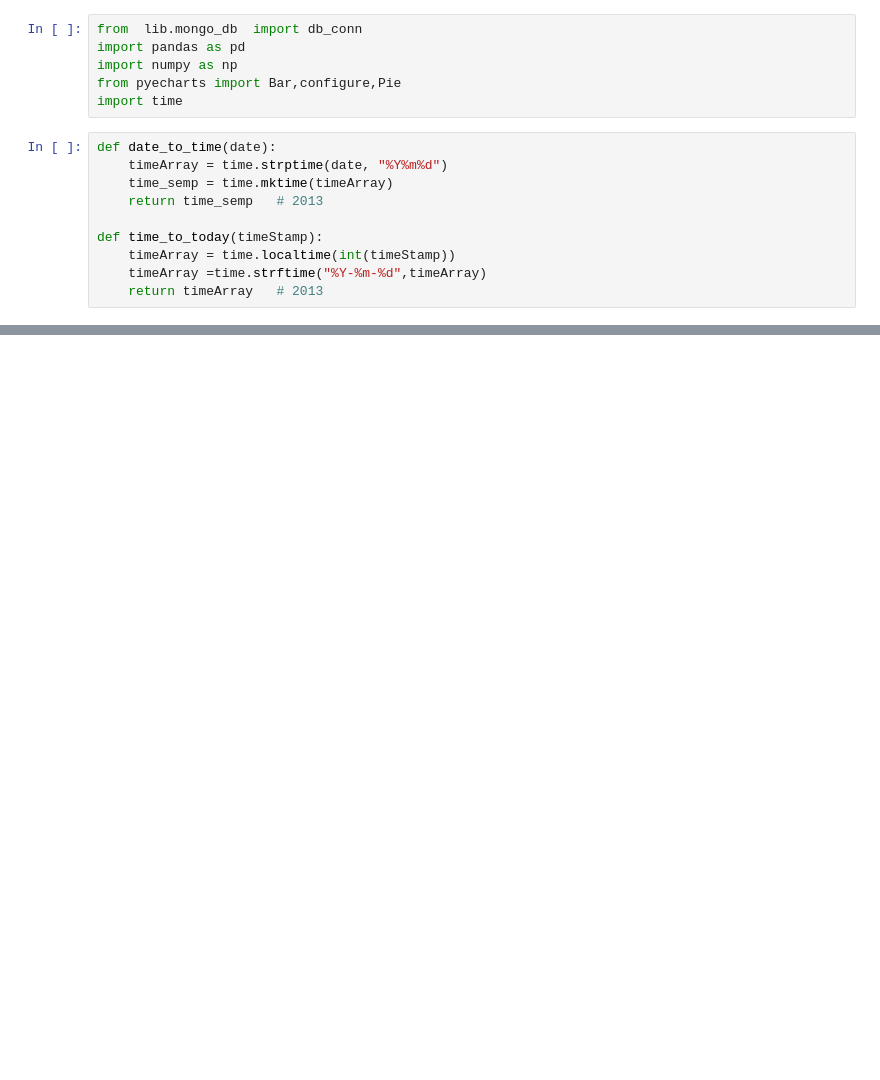
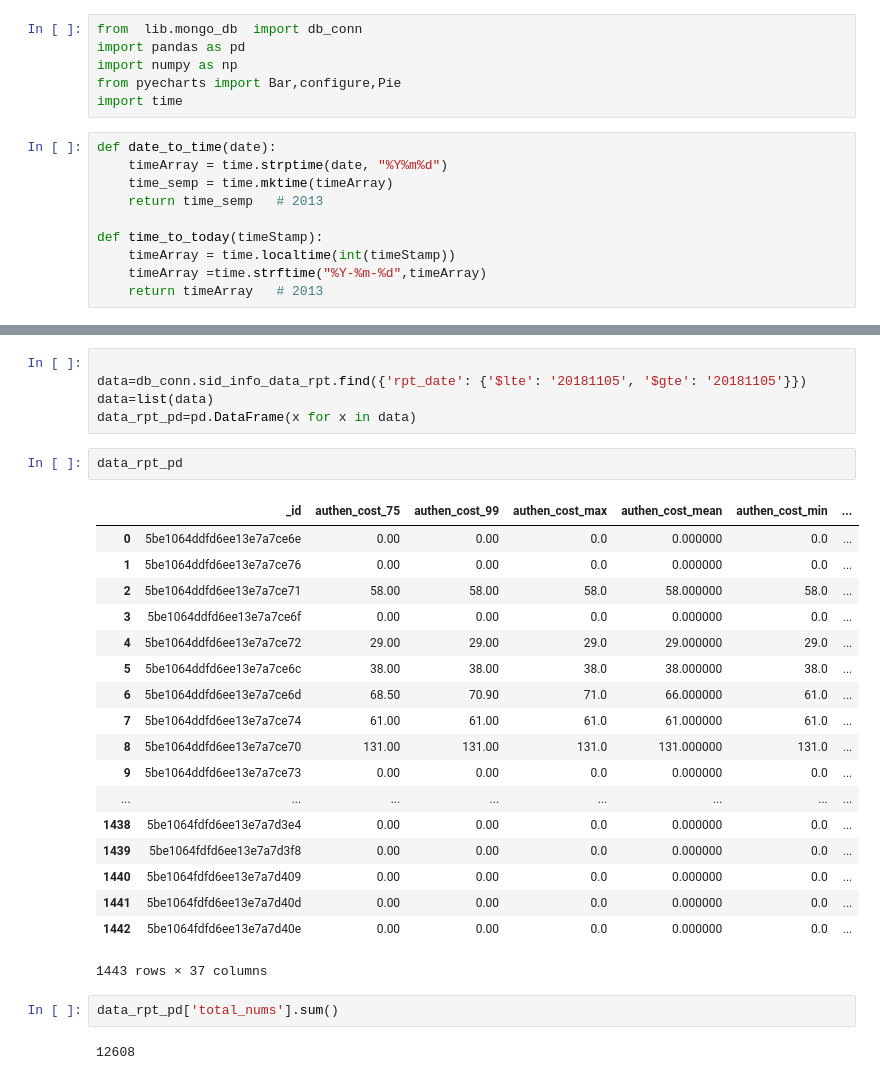
Before and after one commit to jhyehuang/jhye_tool, a Jupyter notebook: mongo/mongodb_209_err_code_count.ipynb, the cells around one changed output, grey strips where cells are left out. Cells and saved outputs as stored; diff of their text form; blank space fills up the shorter version.

```diff
--- a/mongo/mongodb_209_err_code_count.ipynb
+++ b/mongo/mongodb_209_err_code_count.ipynb
@@ -121,0 +589,30 @@ today_to_day()
+# %%
+
+data=db_conn.sid_info_data_rpt.find({'rpt_date': {'$lte': '20181105', '$gte': '20181105'}})
+data=list(data)
+data_rpt_pd=pd.DataFrame(x for x in data)
+# %%
+data_rpt_pd
+# %% [output]
+|  | _id | authen_cost_75 | authen_cost_99 | authen_cost_max | authen_cost_mean | authen_cost_min | ... |
+| 0 | 5be1064ddfd6ee13e7a7ce6e | 0.00 | 0.00 | 0.0 | 0.000000 | 0.0 | ... |
+| 1 | 5be1064ddfd6ee13e7a7ce76 | 0.00 | 0.00 | 0.0 | 0.000000 | 0.0 | ... |
+| 2 | 5be1064ddfd6ee13e7a7ce71 | 58.00 | 58.00 | 58.0 | 58.000000 | 58.0 | ... |
+| 3 | 5be1064ddfd6ee13e7a7ce6f | 0.00 | 0.00 | 0.0 | 0.000000 | 0.0 | ... |
+| 4 | 5be1064ddfd6ee13e7a7ce72 | 29.00 | 29.00 | 29.0 | 29.000000 | 29.0 | ... |
+| 5 | 5be1064ddfd6ee13e7a7ce6c | 38.00 | 38.00 | 38.0 | 38.000000 | 38.0 | ... |
+| 6 | 5be1064ddfd6ee13e7a7ce6d | 68.50 | 70.90 | 71.0 | 66.000000 | 61.0 | ... |
+| 7 | 5be1064ddfd6ee13e7a7ce74 | 61.00 | 61.00 | 61.0 | 61.000000 | 61.0 | ... |
+| 8 | 5be1064ddfd6ee13e7a7ce70 | 131.00 | 131.00 | 131.0 | 131.000000 | 131.0 | ... |
+| 9 | 5be1064ddfd6ee13e7a7ce73 | 0.00 | 0.00 | 0.0 | 0.000000 | 0.0 | ... |
+| ... | ... | ... | ... | ... | ... | ... | ... |
+| 1438 | 5be1064fdfd6ee13e7a7d3e4 | 0.00 | 0.00 | 0.0 | 0.000000 | 0.0 | ... |
+| 1439 | 5be1064fdfd6ee13e7a7d3f8 | 0.00 | 0.00 | 0.0 | 0.000000 | 0.0 | ... |
+| 1440 | 5be1064fdfd6ee13e7a7d409 | 0.00 | 0.00 | 0.0 | 0.000000 | 0.0 | ... |
+| 1441 | 5be1064fdfd6ee13e7a7d40d | 0.00 | 0.00 | 0.0 | 0.000000 | 0.0 | ... |
+| 1442 | 5be1064fdfd6ee13e7a7d40e | 0.00 | 0.00 | 0.0 | 0.000000 | 0.0 | ... |
+1443 rows × 37 columns
+# %%
+data_rpt_pd['total_nums'].sum()
+# %% [output]
+12608
```
Also changed, not shown: parts of 42 cells of this notebook, 14 other files.
